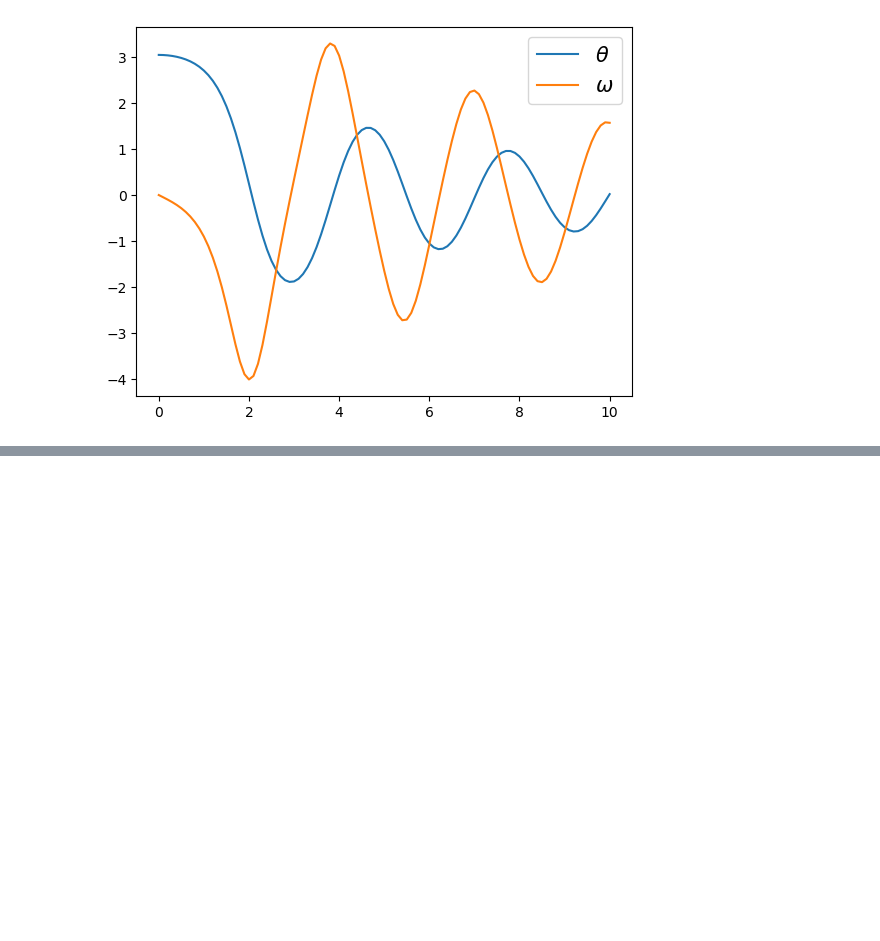
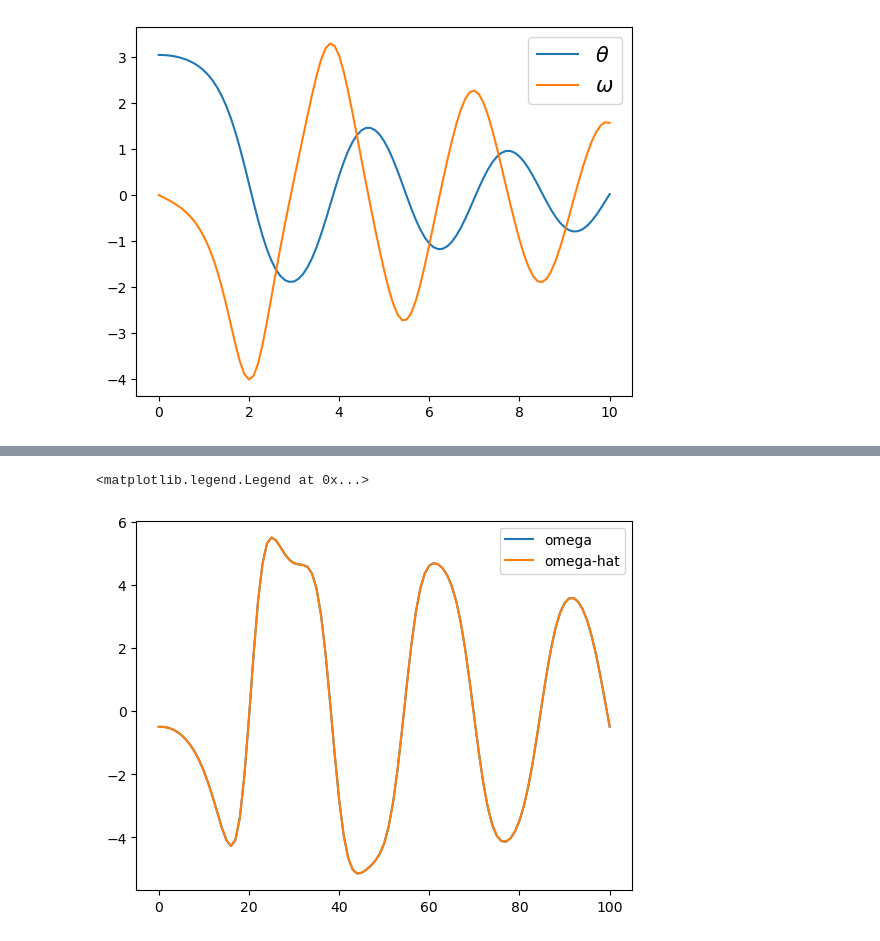
Before and after one commit to thwbecker/ML-for-EQ-physics-discovery, a Jupyter notebook: tutorial1.ipynb, the cells around one changed output, grey strips where cells are left out. Drawn from its saved outputs; the diff is of its cells as text; code cells hidden in the pictures; blank space fills up the shorter version.

Commit message:
added some stuff about prediction

```diff
--- a/tutorial1.ipynb
+++ b/tutorial1.ipynb
@@ -179,0 +186,8 @@ PySRRegressor.equations_ = [
+# %%
+yhat = model.predict(sol)
+plt.plot(omega_prime_t)
+plt.plot(yhat)
+plt.legend(['omega','omega-hat'])
+# %% [output]
+<matplotlib.legend.Legend at 0x...>
+[figure, added]
```
Also changed, not shown: parts of 9 cells of this notebook.
